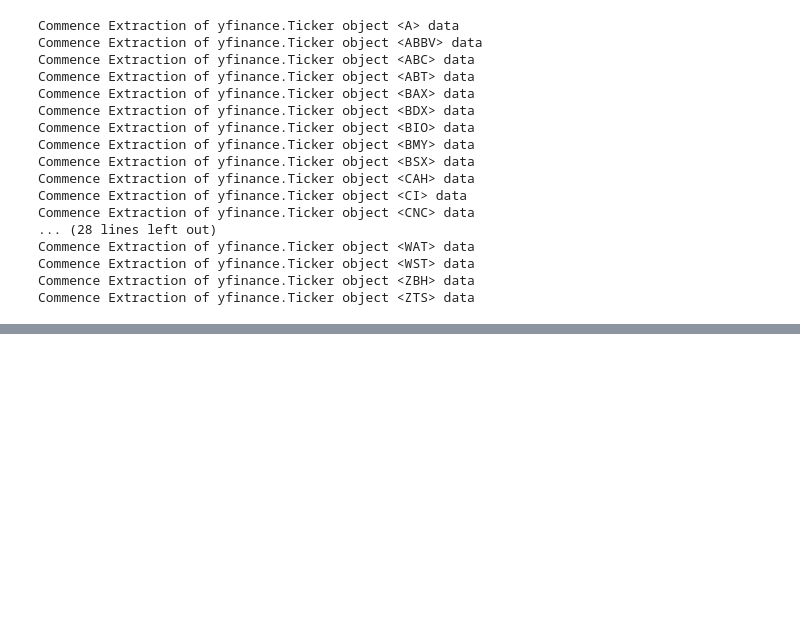
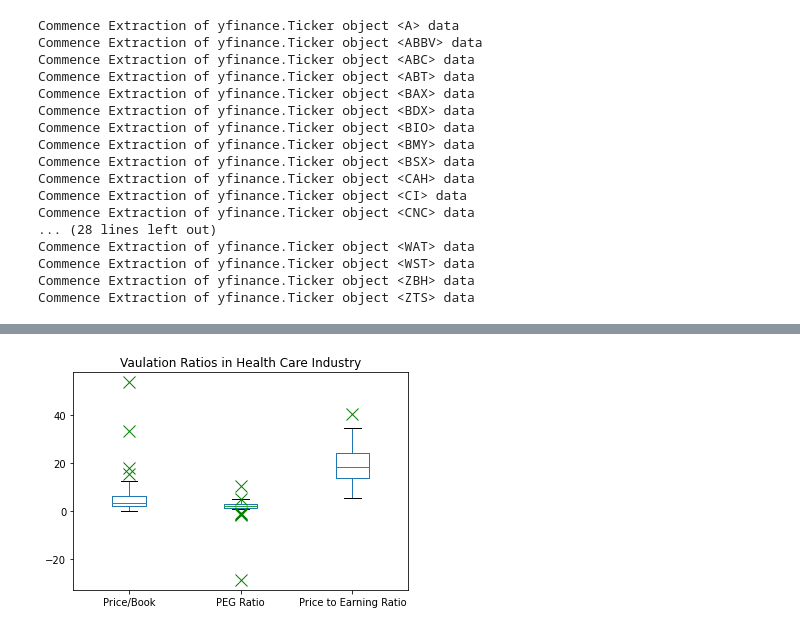
Before and after one commit to KevinDai99/Project, a Jupyter notebook: Collecting Data .ipynb, the cells around one changed output, grey strips where cells are left out. Drawn from its saved outputs; the diff is of its cells as text; code cells hidden in the pictures; blank space fills up the shorter version.

```diff
--- a/Collecting Data .ipynb
+++ b/Collecting Data .ipynb
@@ -117,0 +139,23 @@ combine.head()
+# %%
+combine = combine.replace("None", 0)
+combine = combine.fillna(0)
+# %%
+columns = ['Price/Book', 'PEG Ratio', 'Price to Earning Ratio']
+
+for column in columns:
+    combine[column] = combine[column].astype(float)
+# %%
+import matplotlib.pyplot as plt
+
+#formating fliers
+flierprops = dict(marker='x', markerfacecolor='r', markersize=12,
+                  linestyle='none', markeredgecolor='g')
+
+combine.boxplot(column = ["Price/Book", "PEG Ratio", "Price to Earning Ratio"], flierprops=flierprops,
+               grid = False)
+
+plt.title("Vaulation Ratios in Health Care Industry")
+
+plt.show()
+# %% [output]
+[figure, added]
```
Also changed, not shown: parts of 14 cells of this notebook, 5 other files.
